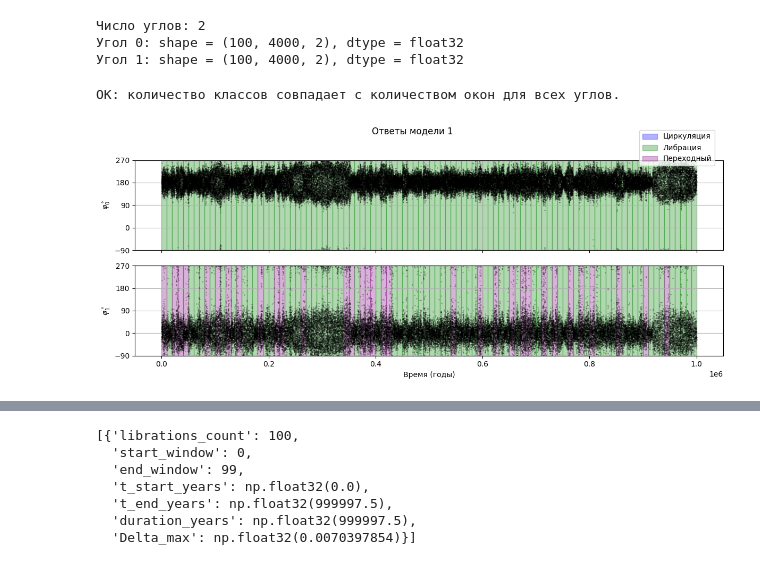
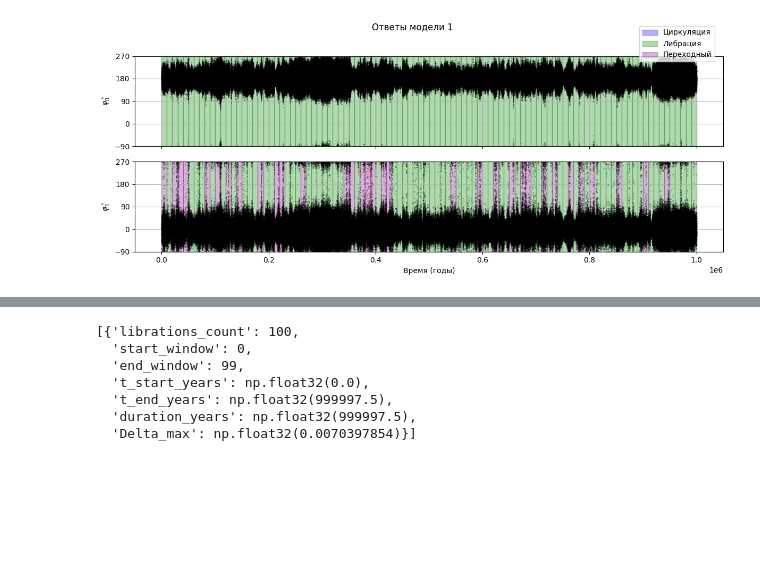
Before and after one commit to AbobusMen/Resonance-sorter, a Jupyter notebook: notebook/test_modules_res.ipynb, the cells around one changed output, grey strips where cells are left out. Drawn from its saved outputs; the diff is of its cells as text; code cells hidden in the pictures; blank space fills up the shorter version.

```diff
--- a/notebook/test_modules_res.ipynb
+++ b/notebook/test_modules_res.ipynb
@@ -36,5 +33,5 @@ data = load_multi_csv(
     period_column='period_ratio',
     time_column='time_years',
     angle_unit='deg',
-    convert_to_xy=True
+    convert_to_xy=True,
 )
@@ -113,11 +73,7 @@ Skipping registering GPU devices...
 # %%
-print("Число углов:", len(windows['angle_windows']))
-for i, w in enumerate(windows['angle_windows']):
-    print(f"Угол {i}: shape = {w.shape}, dtype = {w.dtype}")
+# print("Число углов:", len(windows['angle_windows']))
+# for i, w in enumerate(windows['angle_windows']):
+#     print(f"Угол {i}: shape = {w.shape}, dtype = {w.dtype}")
-# %% [output]
-Число углов: 2
-Угол 0: shape = (100, 4000, 2), dtype = float32
-Угол 1: shape = (100, 4000, 2), dtype = float32
 # %%
 # from src.inference import predict_multiplet, predict_classes_from_proba
 # %%
@@ -138,21 +95,21 @@ classes = [predict_classes_from_proba(p) for p in probs]
 #     for u, c in zip(unique, counts):
 #         print(f"  Класс {u}: {c} окон ({100*c/total:.1f}%)")
 # %%
-n_windows = len(windows['window_bounds'])
-for i, cls in enumerate(classes):
-    assert len(cls) == n_windows, f"Угол {i}: классов {len(cls)}, а окон {n_windows}"
-print("OK: количество классов совпадает с количеством окон для всех углов.")
+# n_windows = len(windows['window_bounds'])
+# for i, cls in enumerate(classes):
+#     assert len(cls) == n_windows, f"Угол {i}: классов {len(cls)}, а окон {n_windows}"
+# print("OK: количество классов совпадает с количеством окон для всех углов.")
-# %% [output]
-OK: количество классов совпадает с количеством окон для всех углов.
 # %%
 plot_multiplet_predictions(
     time_years=data['time_years'],
     angles_deg_list=data['angles_deg'],
     window_bounds=windows['window_bounds'],
     class_labels_list=classes,
     title='Ответы модели 1',
+    angle_min=-90., #Диапазоны нормализации угла
+    angle_max=270.
     # save_path='/content/drive/MyDrive/Diplom_data/resonance_sorter/notebook/predict_TOI1136_model1.png'
 
 )
 # %% [output]
-[figure, old version]
+[figure, new version]
```
Also changed, not shown: parts of 19 cells of this notebook, 3 other files.
